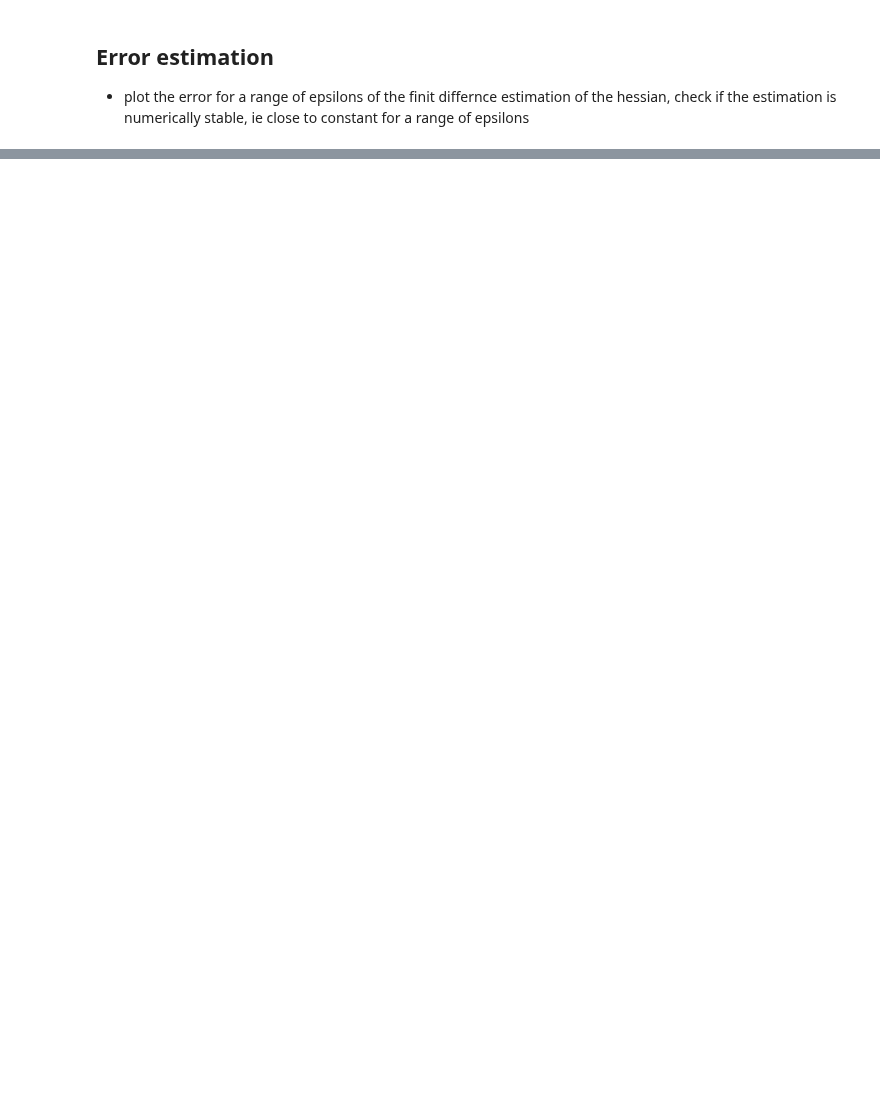
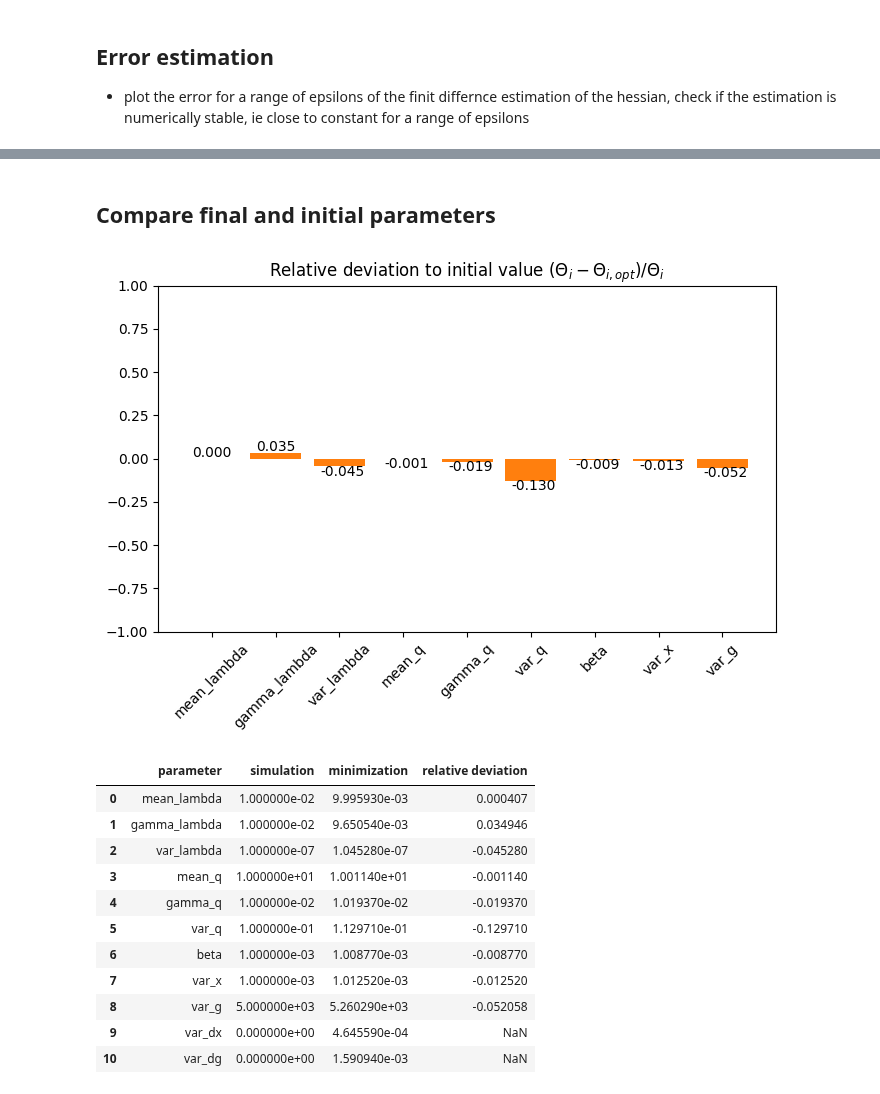
Before and after one commit to bjks/gfp_gaussian_process, a Jupyter notebook: notebooks/plot_ggp_run.ipynb, the cells around one changed output, grey strips where cells are left out. Drawn from its saved outputs; the diff is of its cells as text; code cells hidden in the pictures; blank space fills up the shorter version.

```diff
--- a/notebooks/plot_ggp_run.ipynb
+++ b/notebooks/plot_ggp_run.ipynb
@@ -284,0 +272,66 @@ plot_errors(errors, final_params, plot_file)
+# %% [markdown]
+## Compare final and initial parameters
+# %%
+def read_minimization(filename, last_n=None):
+    df = pd.read_csv(filename, skiprows=14)
+    if last_n != None:
+        return df.iloc[[-last_n]]
+    return df
+
+def compare_init_final(filename, plot_file):
+    init = read_params_config(filename)[["name", "init"]]
+    init = init.set_index("name")
+
+    minimized = read_minimization(filename, 1).transpose()
+    reldev = [(init.loc[key].values[0]-minimized.loc[key].values[0])/init.loc[key].values[0] if init.loc[key].values[0]!=0 else None for key in init.index]
+
+    # Table
+    comparison = pd.DataFrame({'parameter': init.index,
+                                'simulation': [init.loc[key].values[0] for key in init.index],
+                                'minimization': [minimized.loc[key].values[0] for key in init.index],
+                                'relative deviation': reldev})
+
+    # plot
+    colors = ['tab:orange' if 1 else 'tab:blue' for key in init.index]
+    fig, ax = plt.subplots(figsize=(7,5))
+    plt.title(r"Relative deviation to initial value $(\Theta_i - \Theta_{i, opt})/\Theta_i $")
+
+    x = [xi for xi, ri in zip(np.arange(len(reldev)), reldev) if ri != None]
+    reldev = [ri for ri in reldev if ri != None]
+    ax.bar(x, reldev, color=colors)
+
+    for i, r in enumerate(reldev):
+        if r<0:
+            ax.text(x[i] -0.3, r -0.03 , "{:.3f}".format(r), va='center')
+        else:
+            ax.text(x[i] -0.3, r +0.03 , "{:.3f}".format(r), va='center')
+
+    plt.xticks(np.arange(len(reldev)), init.index[x], rotation=45)
+    custom_legend = [Patch(facecolor='tab:orange', label='variances'),
+                    Patch(facecolor='tab:blue', label='others')]
+    # ax.legend(handles=custom_legend, bbox_to_anchor=(1,1), loc="upper left")
+    ax.set_ylim([-1,1 ])
+
+    plt.tight_layout()
+    if plot_file != None:
+        plt.savefig(plot_file + '_estim_params.pdf')
+
+    plt.show()
+    return comparison
+
+
+compare_init_final(minimization_iter_file, plot_file)
+# %% [output]
+[figure, added]
+|  | parameter | simulation | minimization | relative deviation |
+| 0 | mean_lambda | 1.000000e-02 | 9.995930e-03 | 0.000407 |
+| 1 | gamma_lambda | 1.000000e-02 | 9.650540e-03 | 0.034946 |
+| 2 | var_lambda | 1.000000e-07 | 1.045280e-07 | -0.045280 |
+| 3 | mean_q | 1.000000e+01 | 1.001140e+01 | -0.001140 |
+| 4 | gamma_q | 1.000000e-02 | 1.019370e-02 | -0.019370 |
+| 5 | var_q | 1.000000e-01 | 1.129710e-01 | -0.129710 |
+| 6 | beta | 1.000000e-03 | 1.008770e-03 | -0.008770 |
+| 7 | var_x | 1.000000e-03 | 1.012520e-03 | -0.012520 |
+| 8 | var_g | 5.000000e+03 | 5.260290e+03 | -0.052058 |
+| 9 | var_dx | 0.000000e+00 | 4.645590e-04 | NaN |
+| 10 | var_dg | 0.000000e+00 | 1.590940e-03 | NaN |
```
Also changed, not shown: parts of 6 cells of this notebook, 4 other files.
